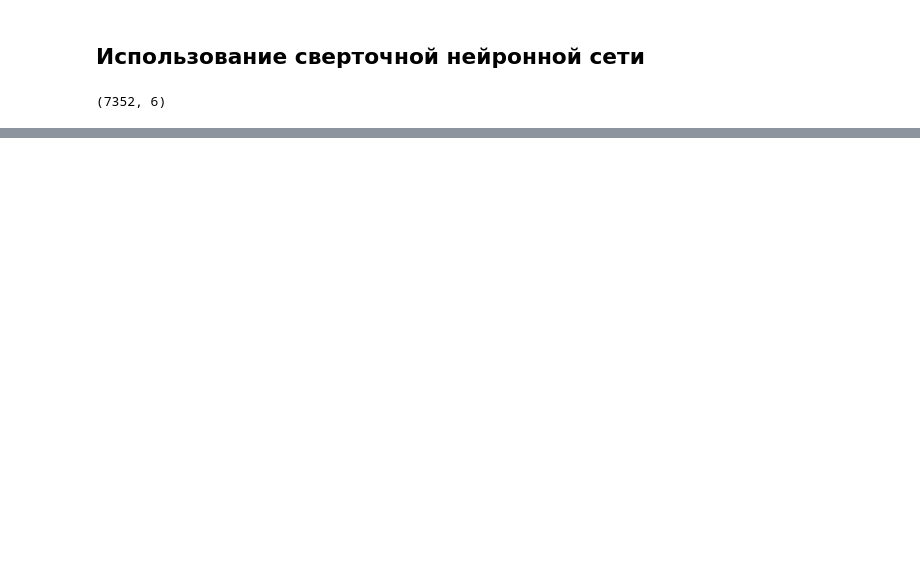
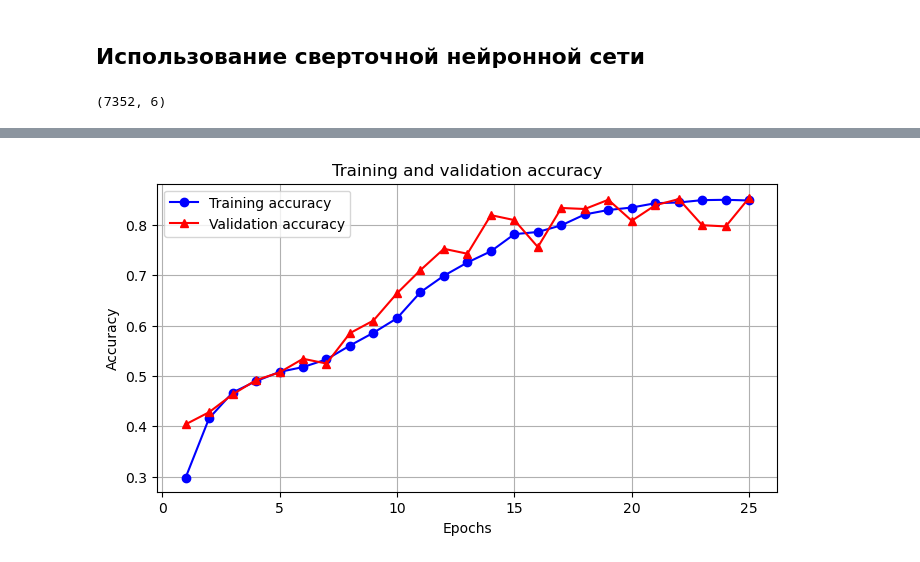
Before and after one commit to AlexKreyd/HAR, a Jupyter notebook: HAR.ipynb, the cells around one changed output, grey strips where cells are left out. Saved outputs shown, nothing was run; the diff lists cells and outputs as text; code cells hidden in the pictures; blank space fills up the shorter version.

```diff
--- a/HAR.ipynb
+++ b/HAR.ipynb
@@ -427,0 +431,15 @@ plt.show()
+# %%
+# Создание модели
+model = Sequential()
+model.add(LSTM(32, input_shape=(X_train.shape[1], X_train.shape[2]), return_sequences=True))
+model.add(Dropout(0.5))
+model.add(LSTM(64, return_sequences=False))
+model.add(Dropout(0.5))
+model.add(Dense(32, activation='relu'))
+model.add(Dense(y_train.shape[1], activation='softmax'))
+
+# Компиляция модели
+model.compile(optimizer='adam', loss='categorical_crossentropy', metrics=['accuracy'])
+# %%
+# Обучение модели
+history = model.fit(X_train, y_train, epochs=25, batch_size=32, validation_data=(X_test, y_test))
@@ -427,0 +471,16 @@ plt.show()
+# %%
+acc = history.history['accuracy']
+val_acc = history.history['val_accuracy']
+epochs = range(1, len(acc) + 1)
+
+plt.figure(figsize=(8, 4))
+plt.plot(epochs, acc, 'bo-', label='Training accuracy')
+plt.plot(epochs, val_acc, 'r^-', label='Validation accuracy')
+plt.title('Training and validation accuracy')
+plt.xlabel('Epochs')
+plt.ylabel('Accuracy')
+plt.legend()
+plt.grid(True)
+plt.show()
+# %% [output]
+[figure, added]
```
Also changed, not shown: parts of 24 cells of this notebook.
